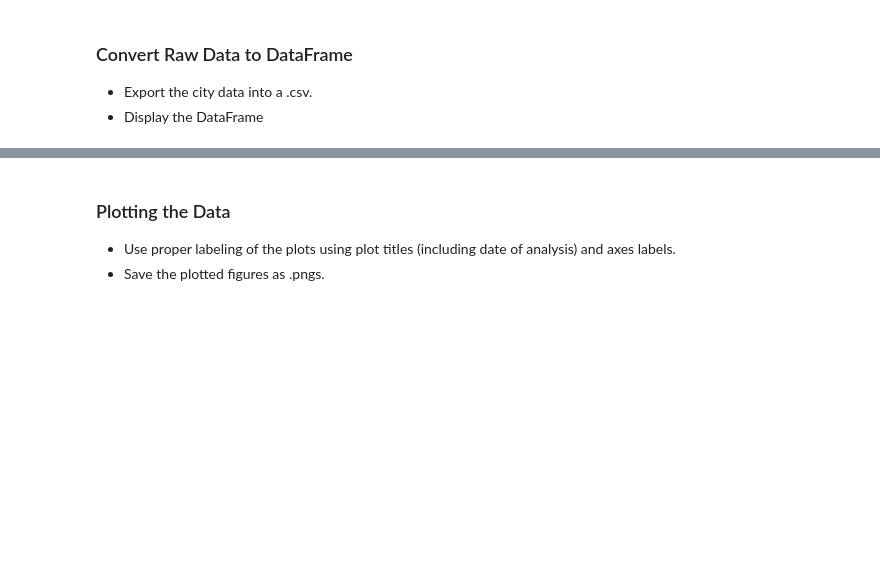
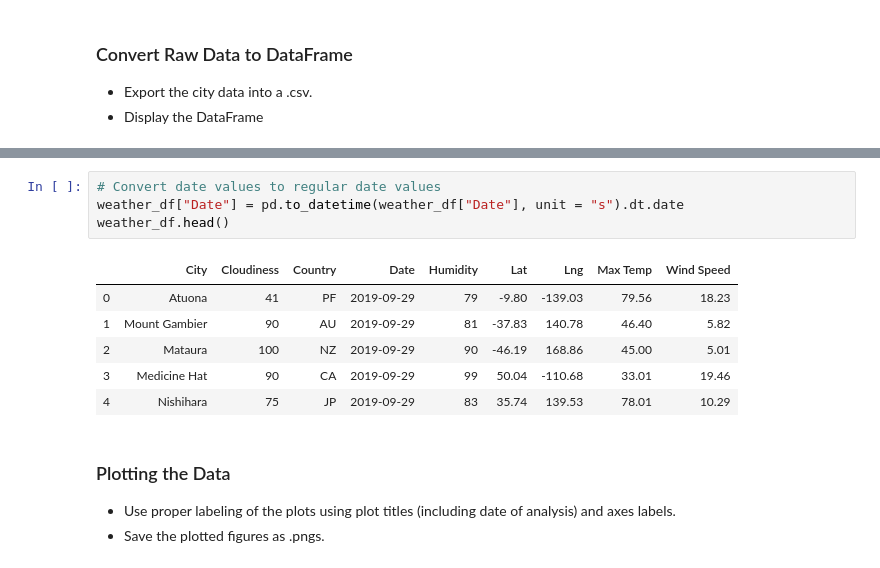
Before and after one commit to nadireag/python-api-challenge, a Jupyter notebook: WeatherPy/WeatherPy.ipynb, the cells around one changed output, grey strips where cells are left out. Drawn from its saved outputs; the diff is of its cells as text; blank space fills up the shorter version.

```diff
--- a/WeatherPy/WeatherPy.ipynb
+++ b/WeatherPy/WeatherPy.ipynb
@@ -170,3 +171,14 @@ weather_df.head()
+# %%
+# Convert date values to regular date values
+weather_df["Date"] = pd.to_datetime(weather_df["Date"], unit = "s").dt.date
+weather_df.head()
+# %% [output]
+|  | City | Cloudiness | Country | Date | Humidity | Lat | Lng | Max Temp | Wind Speed |
+| 0 | Atuona | 41 | PF | 2019-09-29 | 79 | -9.80 | -139.03 | 79.56 | 18.23 |
+| 1 | Mount Gambier | 90 | AU | 2019-09-29 | 81 | -37.83 | 140.78 | 46.40 | 5.82 |
+| 2 | Mataura | 100 | NZ | 2019-09-29 | 90 | -46.19 | 168.86 | 45.00 | 5.01 |
+| 3 | Medicine Hat | 90 | CA | 2019-09-29 | 99 | 50.04 | -110.68 | 33.01 | 19.46 |
+| 4 | Nishihara | 75 | JP | 2019-09-29 | 83 | 35.74 | 139.53 | 78.01 | 10.29 |
 # %% [markdown]
 ### Plotting the Data
 * Use proper labeling of the plots using plot titles (including date of analysis) and axes labels.
```
Also changed, not shown: parts of 11 cells of this notebook, 5 other files.
